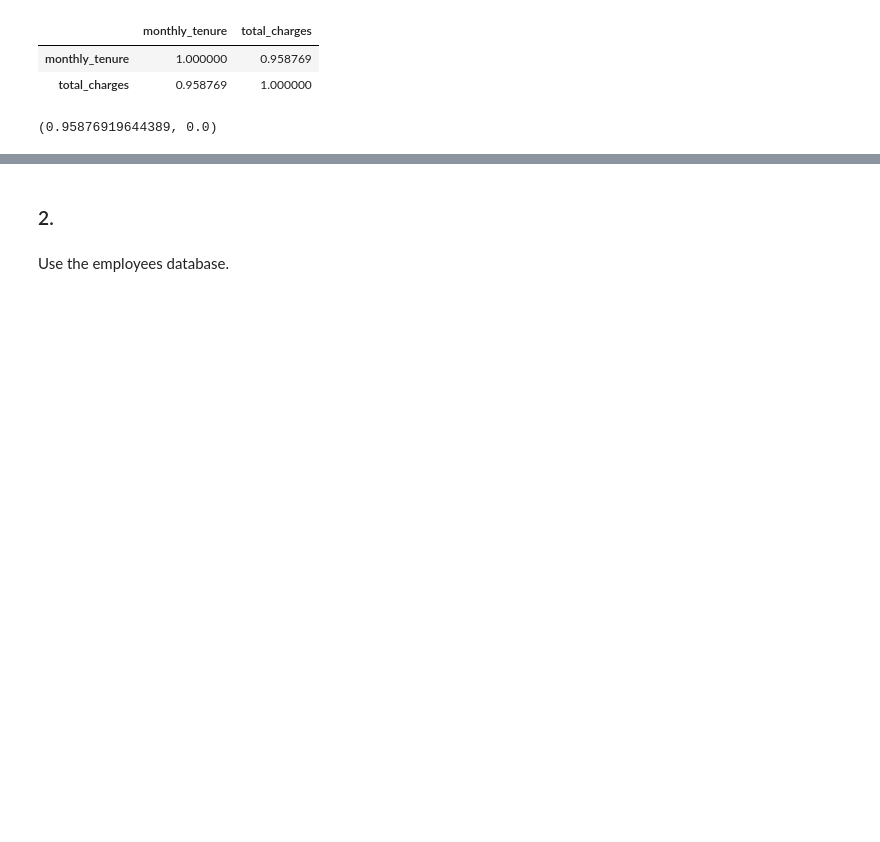
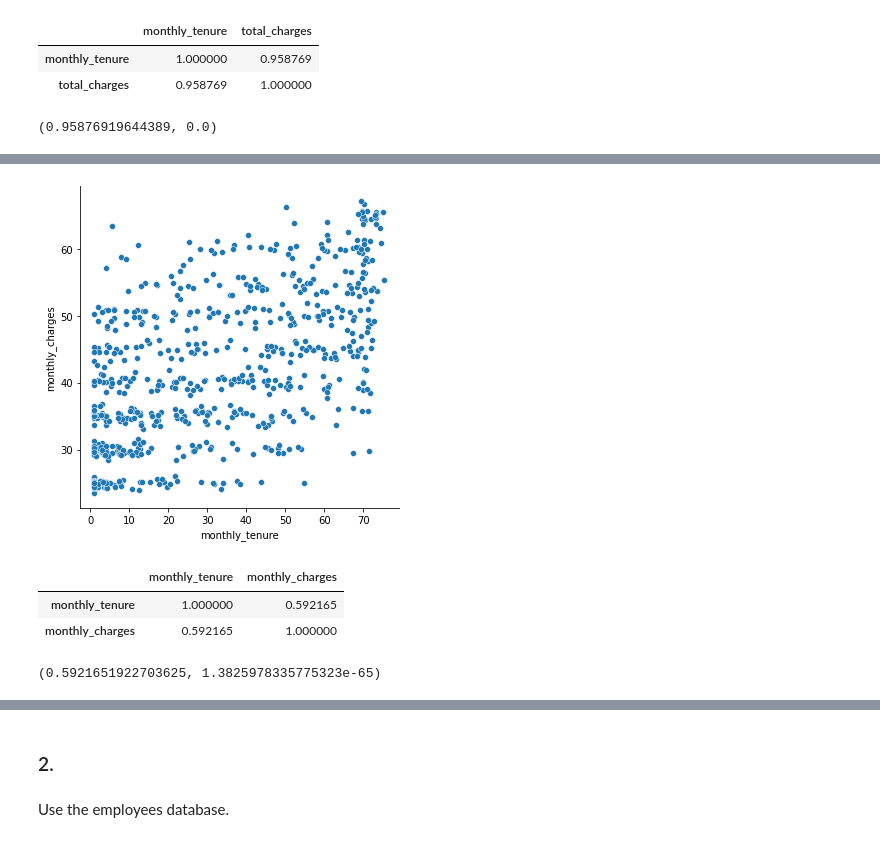
Before and after one commit to adam-talbot/statistics-exercises, a Jupyter notebook: hypothesis_testing.ipynb, the cells around one changed output, grey strips where cells are left out. Cells and saved outputs as stored; diff of their text form; code cells hidden in the pictures; blank space fills up the shorter version.

```diff
--- a/hypothesis_testing.ipynb
+++ b/hypothesis_testing.ipynb
@@ -675,0 +764,4 @@ r, p
+# %%
+# monthly charges vs tenure
+i_only = df[df.service_type == 'internet_only']
+i_only.head()
@@ -675,0 +776,16 @@ r, p
+# %%
+sns.relplot(x='monthly_tenure', y='monthly_charges', data=i_only)
+plt.show()
+# %% [output]
+[figure, added]
+# %%
+i_only[['monthly_tenure', 'monthly_charges']].corr()
+# %% [output]
+|  | monthly_tenure | monthly_charges |
+| monthly_tenure | 1.000000 | 0.592165 |
+| monthly_charges | 0.592165 | 1.000000 |
+# %%
+r, p = stats.pearsonr(i_only.monthly_tenure, i_only.monthly_charges)
+r, p
+# %% [output]
+(0.5921651922703625, 1.3825978335775323e-65)
```
Also changed, not shown: parts of 37 cells of this notebook.
